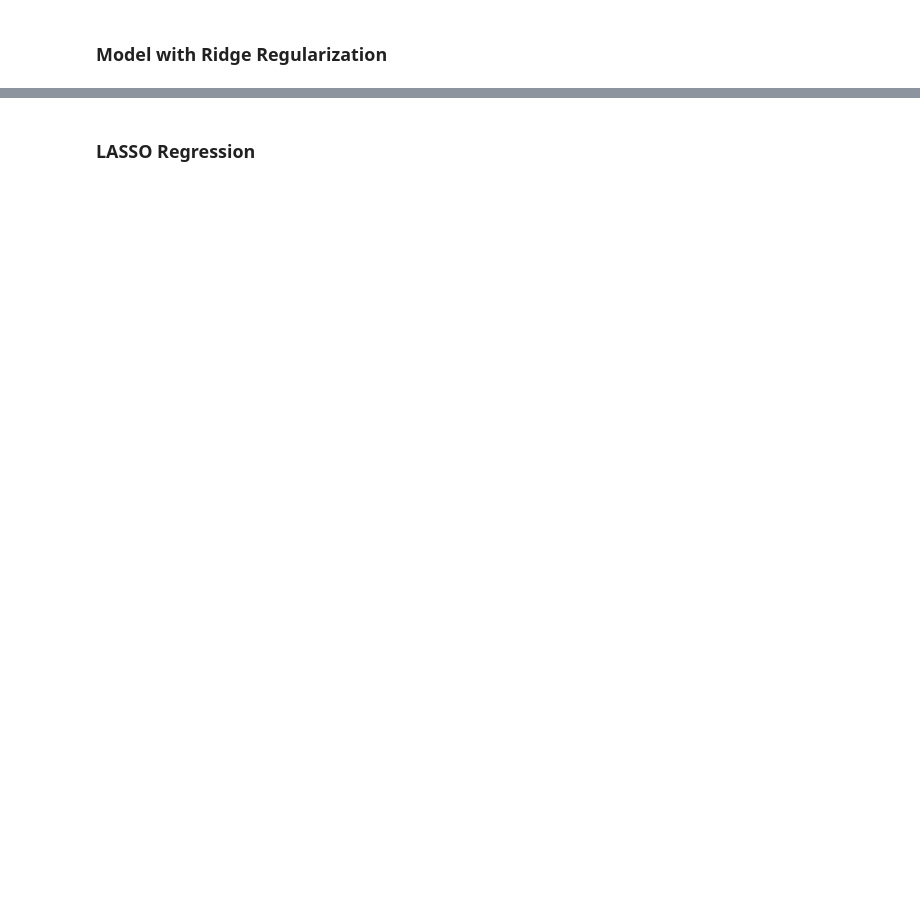
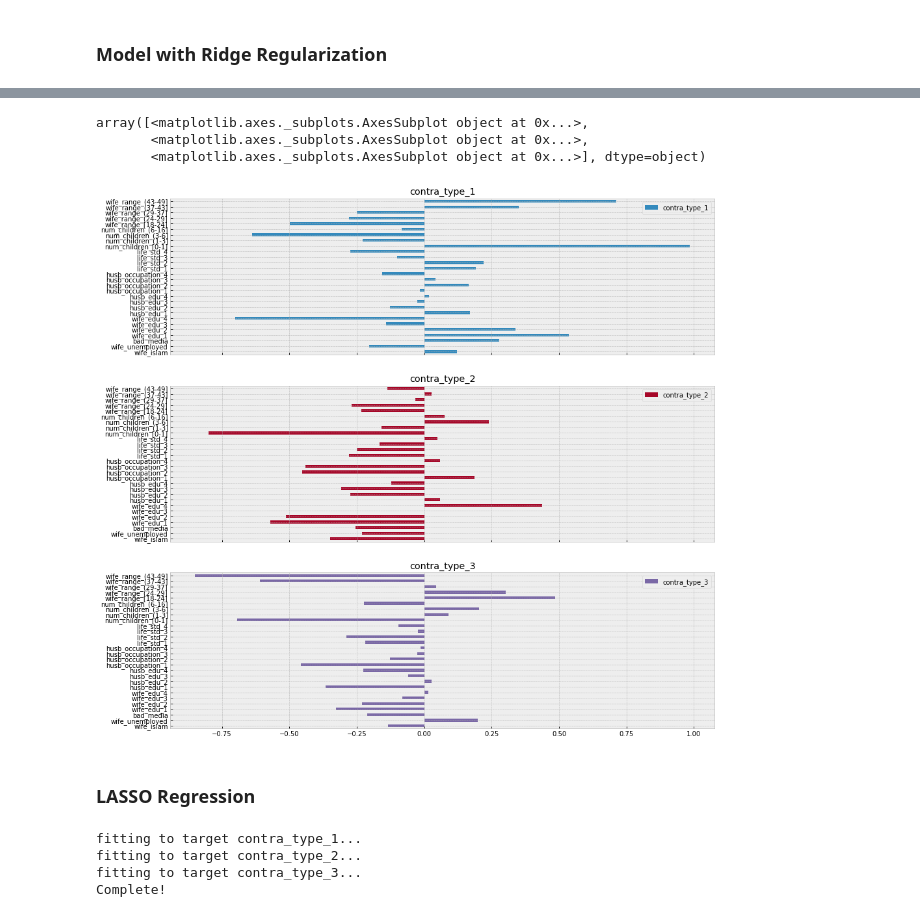
Before and after one commit to MichaelNormandyGavin/contraceptive, a Jupyter notebook: Contraceptive Study Classification.ipynb, the cells around one changed output, grey strips where cells are left out. Cells and saved outputs as stored; diff of their text form; code cells hidden in the pictures; blank space fills up the shorter version.

```diff
--- a/Contraceptive Study Classification.ipynb
+++ b/Contraceptive Study Classification.ipynb
@@ -459,2 +482,11 @@ plt.show()
+# %%
+df_weights_2 = pd.DataFrame(clf_ridge.fitted_weights,columns=df_features.columns,index=df_targets.columns)
+# %%
+df_weights_2.T.plot(kind='barh',subplots=True,figsize=(15,15),sharey=True,sharex=True)
+# %% [output]
+array([<matplotlib.axes._subplots.AxesSubplot object at 0x...>,
+       <matplotlib.axes._subplots.AxesSubplot object at 0x...>,
+       <matplotlib.axes._subplots.AxesSubplot object at 0x...>], dtype=object)
+[figure, added]
 # %% [markdown]
 ### LASSO Regression
@@ -522,0 +495,7 @@ plt.show()
+# %%
+clf_lasso.fit(X_train,y_train)
+# %% [output]
+fitting to target contra_type_1...
+fitting to target contra_type_2...
+fitting to target contra_type_3...
+Complete!
```
Also changed, not shown: parts of 61 cells of this notebook, 3 other files.
